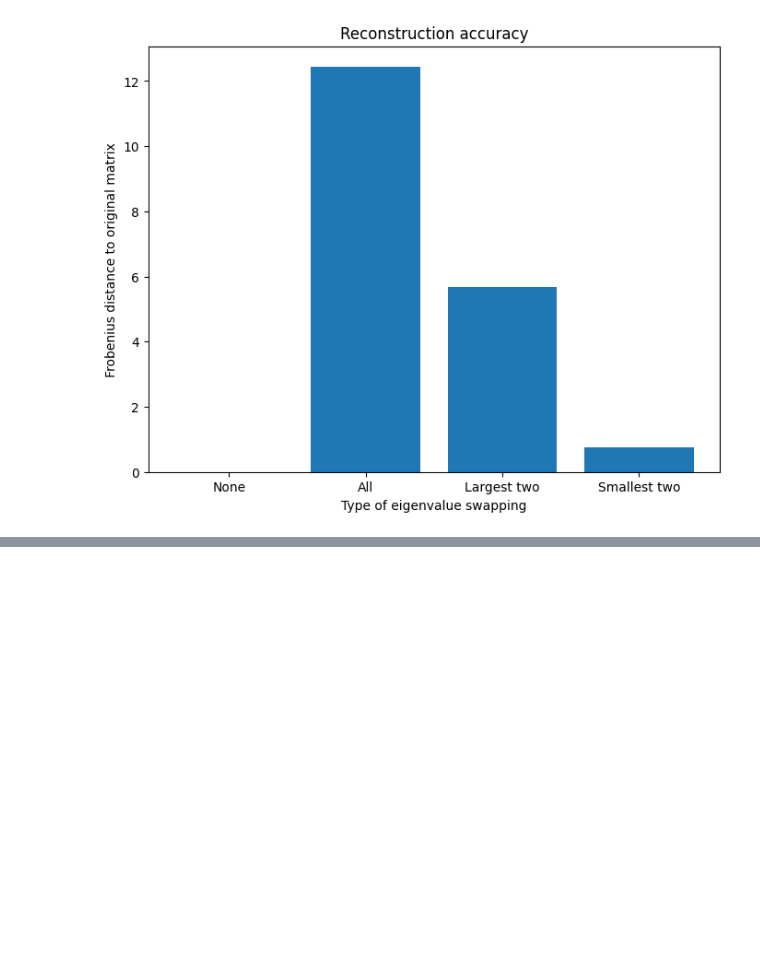
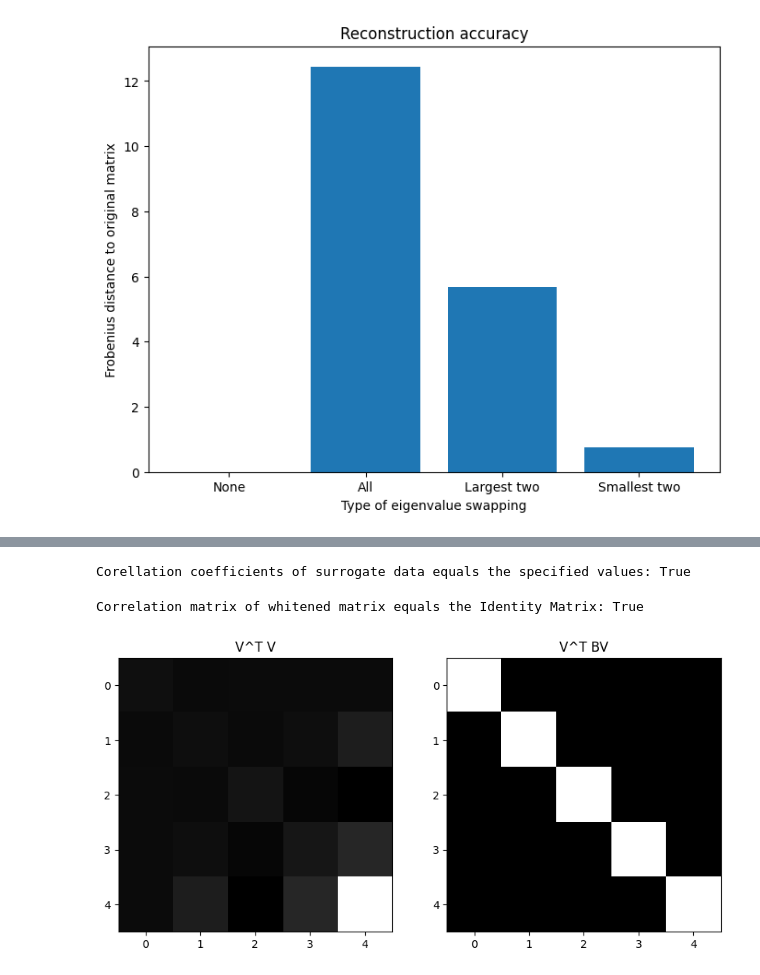
Before and after one commit to MiesnerJacob/practical-linear-algebra-for-data-science, a Jupyter notebook: 13-eigendecomposition.ipynb, the cells around one changed output, grey strips where cells are left out. Cells and saved outputs as stored; diff of their text form; code cells hidden in the pictures; blank space fills up the shorter version.

```diff
--- a/13-eigendecomposition.ipynb
+++ b/13-eigendecomposition.ipynb
@@ -274,0 +404,58 @@ Frobenius distance: 0.7508248376941941
+# %%
+# Exercise 13-8 (Create surrogate data with specified correlation matrix)
+
+# correlation matrix
+correlation_matrix = np.array([[ 1,.2,.9],
+              [.2, 1,.3],
+              [.9,.3, 1] ])
+
+# eigendecomposition
+evals, evecs = np.linalg.eig(correlation_matrix)
+evals_matrix = np.diag(evals)
+
+# create new data with imposed correlation
+random_matrix_x = np.random.randn(3,10000)
+matrix_y = evecs @ np.sqrt(evals_matrix) @ random_matrix_x
+
+matrix_y_correlation_coefficients = np.corrcoef(matrix_y)
+check = np.allclose(correlation_matrix, matrix_y_correlation_coefficients, atol=0.01)
+
+print("Corellation coefficients of surrogate data equals the specified values:", check)
+# %% [output]
+Corellation coefficients of surrogate data equals the specified values: True
+# %%
+# Exercise 13-9 (Remove imposed correlations by whitening)
+
+whitened_matrix = matrix_y.T @ evecs @ np.linalg.inv(np.sqrt(evals_matrix))
+whitened_matrix_correlation_coefficients = np.corrcoef(whitened_matrix.T)
+
+check = np.allclose(whitened_matrix_correlation_coefficients, np.eye(3), atol= 0.015)
+print("Correlation matrix of whitened matrix equals the Identity Matrix:", check)
+# %% [output]
+Correlation matrix of whitened matrix equals the Identity Matrix: True
+# %%
+# Exercise 13-10 (Confirm eigenvectors are not orthogonal when using generalized eigendecomposition)
+
+# Create two symmetrical matrices
+matrix_size = 5
+matrix_a = np.random.randn(matrix_size, matrix_size)
+symmetrical_matrix_a = matrix_a.T @ matrix_a
+matrix_b = np.random.randn(matrix_size, matrix_size)
+symmetrical_matrix_b = matrix_b.T @ matrix_b
+
+# Eigendecomposition
+evals, evecs = scipy.linalg.eigh(symmetrical_matrix_a, symmetrical_matrix_b)
+
+# eigenvectors times their transposes
+VV  = evecs.T @ evecs
+VBV = evecs.T @ symmetrical_matrix_b @ evecs
+
+# Create plot
+_, axs = plt.subplots(1,2,figsize=(10,6))
+axs[0].imshow(VV,cmap='gray')
+axs[0].set_title('V^T V')
+axs[1].imshow(VBV,cmap='gray')
+axs[1].set_title('V^T BV')
+plt.show()
+# %% [output]
+[figure, added]
```
Also changed, not shown: parts of 16 cells of this notebook.
